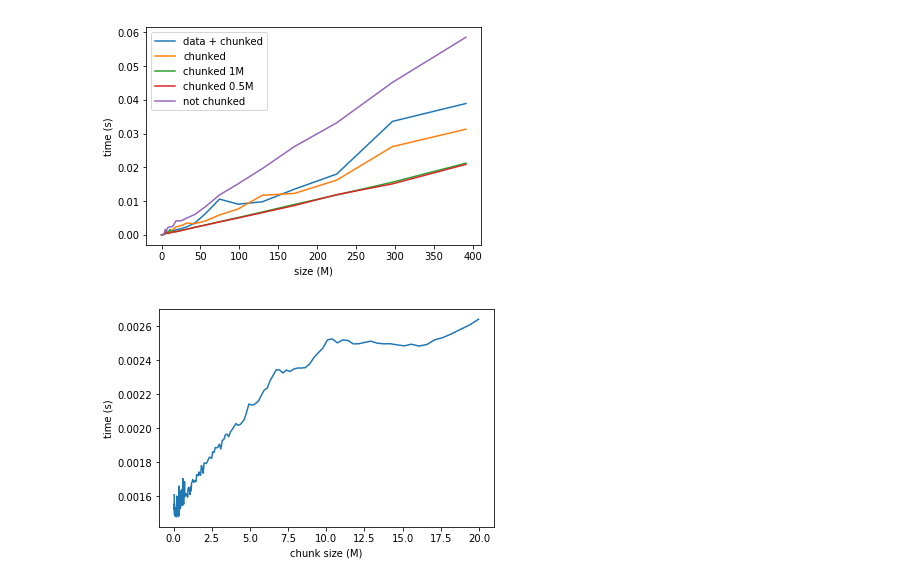
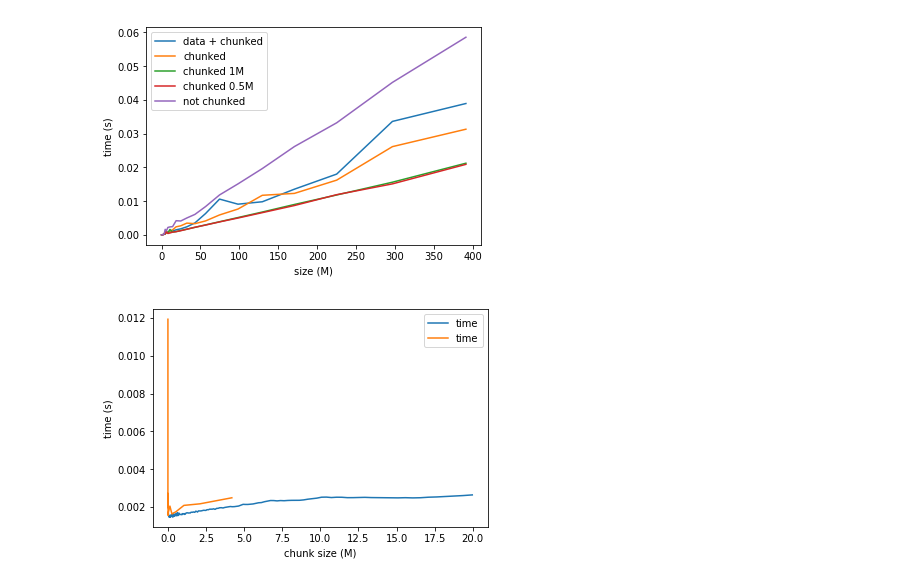
Before and after one commit to jeremiedbb/K-means, a Jupyter notebook: Untitled.ipynb, the cells around one changed output. Drawn from its saved outputs; the diff is of its cells as text; code cells hidden in the pictures.

```diff
--- a/Untitled.ipynb
+++ b/Untitled.ipynb
@@ -25,14 +25,15 @@ plt.show()
 [figure]
 # %%
 df = pd.read_csv('src/chunked_vs_size.csv')
-ax = plt.subplot(111)
-ax.plot(df['size'], df['time'])
+df2 = pd.read_csv('src/chunked_vs_size_2.csv')
+ax = df.plot(x='size', y='time')
+ax = df2.plot(x='size', y='time', ax=ax)
 plt.xlabel('chunk size (M)')
 plt.ylabel('time (s)')
 #plt.title('n_sample: 100000 | n_feature: 3 | n_component: 1024')
 plt.show()
 # %% [output]
-[figure, old version]
+[figure, new version]
 # %%
 df2 = pd.read_csv('src/chunked_vs_size_2.csv')
 print(df2)
```
Also changed, not shown: parts of 1 cell of this notebook.
